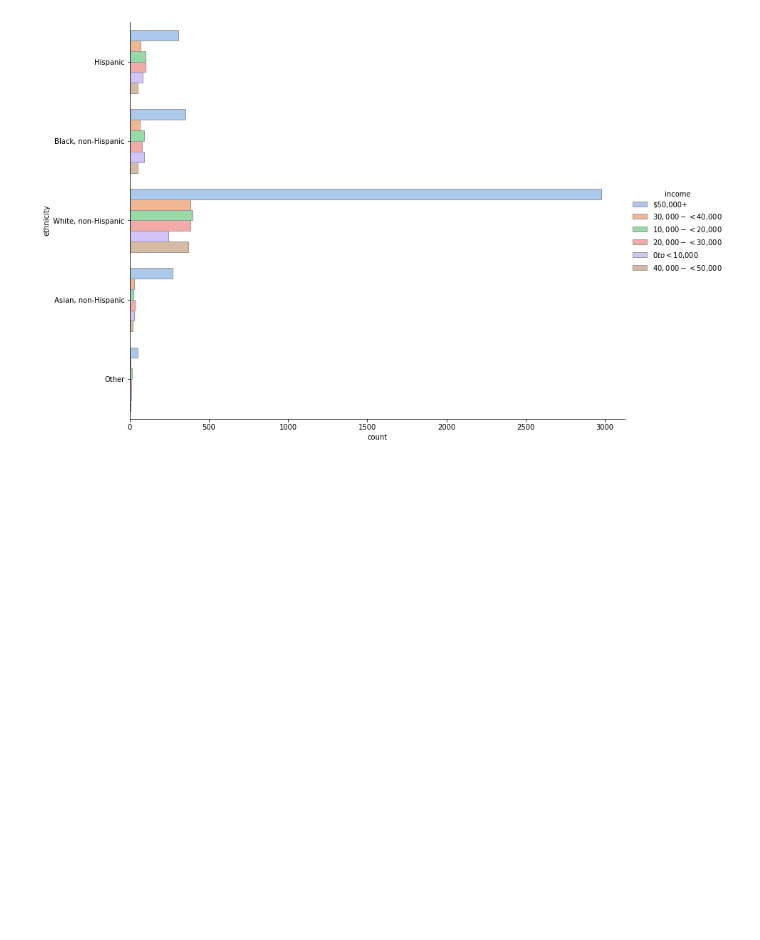
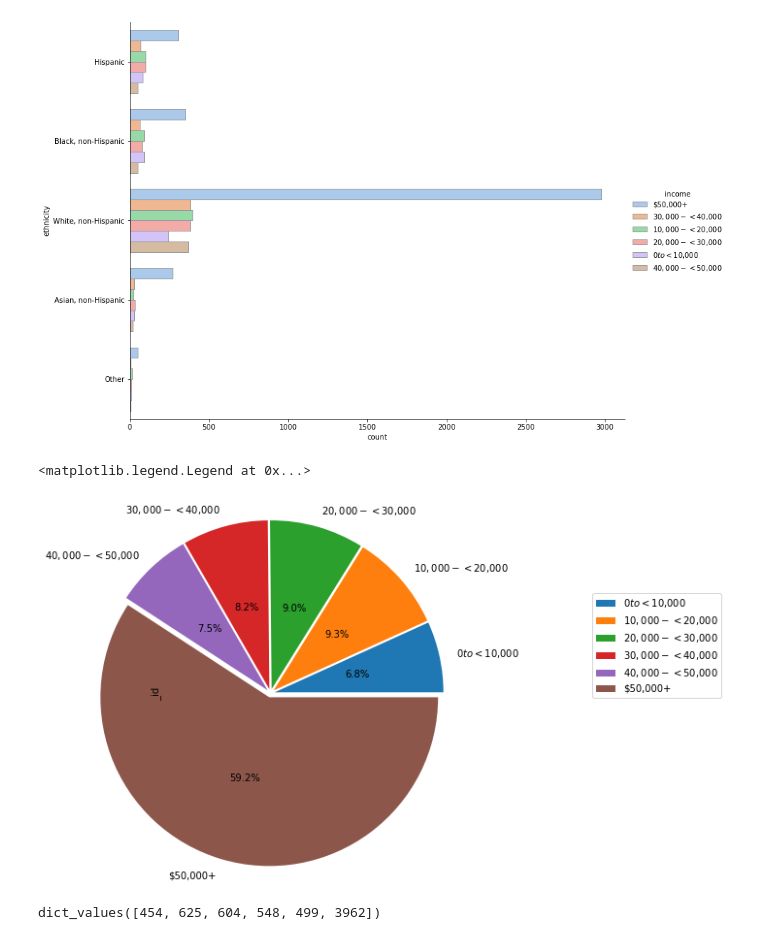
Before and after one commit to sthasubin429/BigData_cw, a Jupyter notebook: Visualization_JSON.ipynb, the cells around one changed output. Drawn from its saved outputs; the diff is of its cells as text; code cells hidden in the pictures; blank space fills up the shorter version.

```diff
--- a/Visualization_JSON.ipynb
+++ b/Visualization_JSON.ipynb
@@ -67,3 +73,16 @@ sns.catplot(y="ethnicity", hue="income", kind="count",
 # %% [output]
 <seaborn.axisgrid.FacetGrid at 0x...>
 [figure]
+# %%
+data = sample.groupby("income")["_id"].count()
+labels = data.keys()
+data.plot.pie(autopct="%.1f%%", radius =2, labels=labels, explode=[0.05]*len(data), pctdistance=0.5)
+plt.legend( bbox_to_anchor=(2,1), loc="upper left")
+# %% [output]
+<matplotlib.legend.Legend at 0x...>
+[figure, added]
+# %%
+data = dict(sample.groupby("income")["_id"].count())
+data.values()
+# %% [output]
+dict_values([454, 625, 604, 548, 499, 3962])
```
Also changed, not shown: parts of 11 cells of this notebook, 5 other files.
